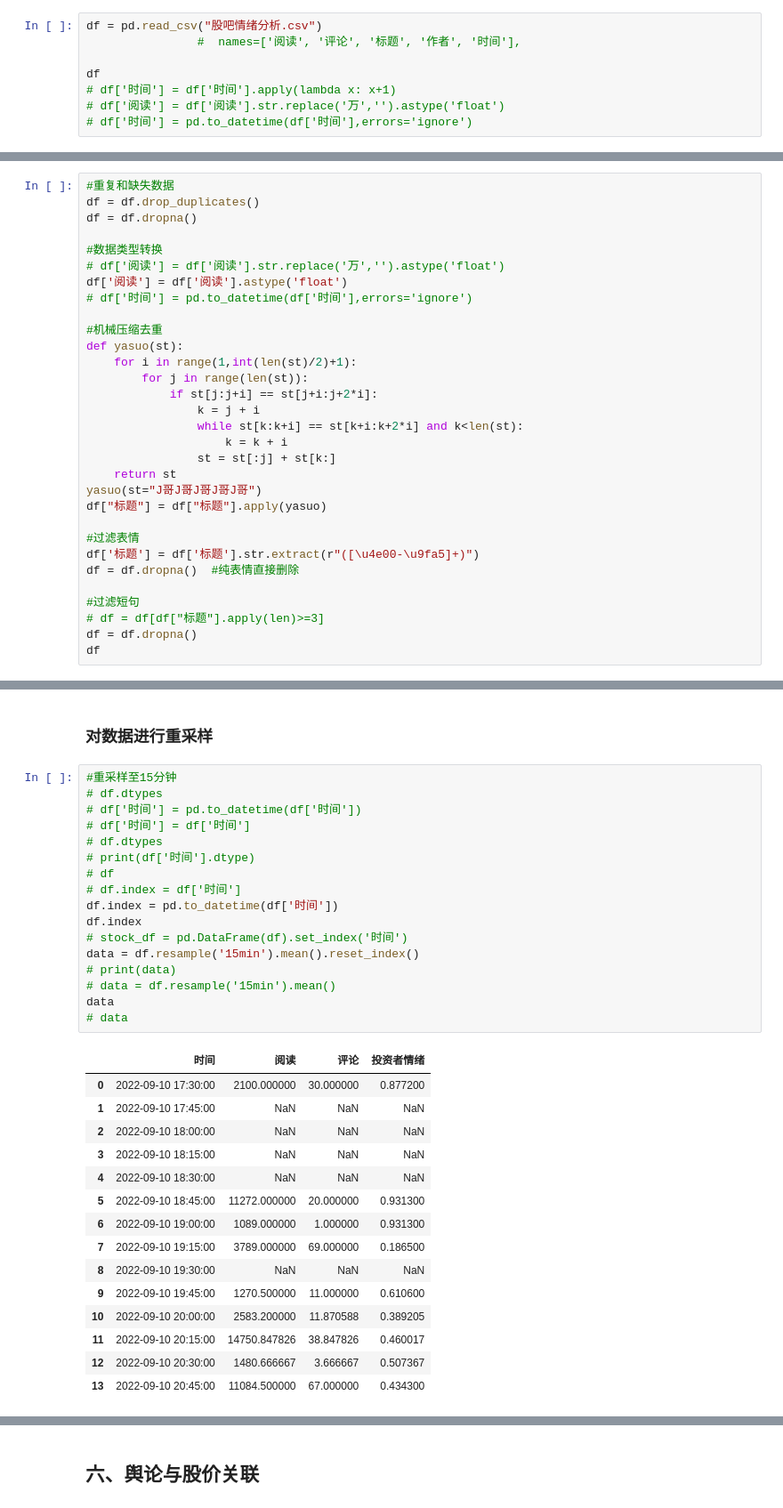
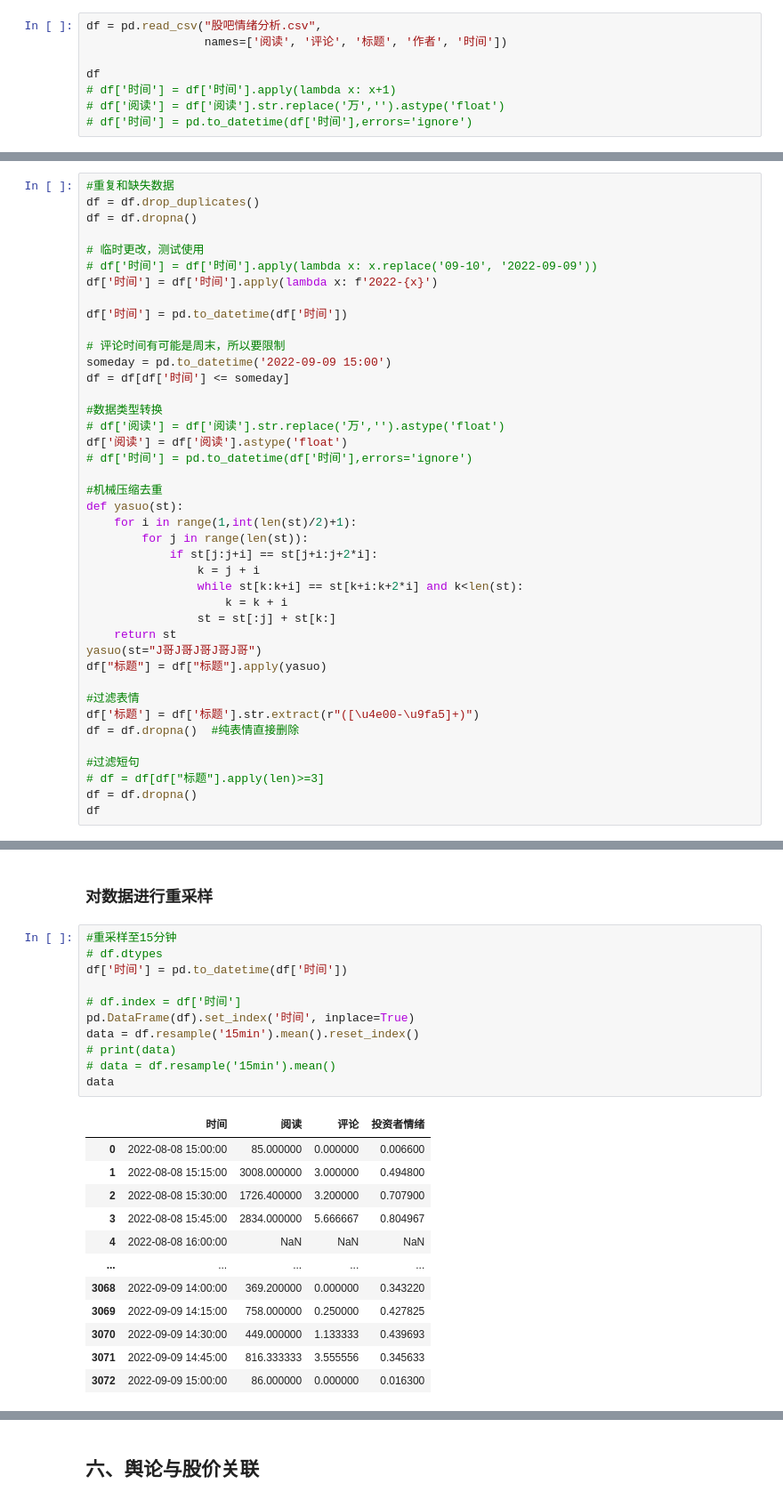
Before and after one commit to meiminjun/Notebook, a Jupyter notebook: 10-python/东方财富/股吧情绪分析.ipynb, the cells around one changed output, grey strips where cells are left out. Shown at 89% size. Cells and saved outputs as stored; diff of their text form.

```diff
--- a/10-python/东方财富/股吧情绪分析.ipynb
+++ b/10-python/东方财富/股吧情绪分析.ipynb
@@ -197,8 +215,8 @@ main()
 # %% [markdown]
 ### 1、导入数据
 # %%
-df = pd.read_csv("股吧情绪分析.csv")
-                #  names=['阅读', '评论', '标题', '作者', '时间'],
+df = pd.read_csv("股吧情绪分析.csv",
+                 names=['阅读', '评论', '标题', '作者', '时间'])
 
 df
 # df['时间'] = df['时间'].apply(lambda x: x+1)
@@ -224,6 +242,16 @@ df
 #重复和缺失数据
 df = df.drop_duplicates()
 df = df.dropna()
+
+# 临时更改，测试使用
+# df['时间'] = df['时间'].apply(lambda x: x.replace('09-10', '2022-09-09'))
+df['时间'] = df['时间'].apply(lambda x: f'2022-{x}')
+
+df['时间'] = pd.to_datetime(df['时间'])
+
+# 评论时间有可能是周末，所以要限制
+someday = pd.to_datetime('2022-09-09 15:00')
+df = df[df['时间'] <= someday]
 
 #数据类型转换
 # df['阅读'] = df['阅读'].str.replace('万','').astype('float')
@@ -369,33 +382,24 @@ df
 # %%
 #重采样至15分钟
 # df.dtypes
-# df['时间'] = pd.to_datetime(df['时间'])
-# df['时间'] = df['时间']
-# df.dtypes
-# print(df['时间'].dtype)
-# df
+df['时间'] = pd.to_datetime(df['时间'])
+
 # df.index = df['时间']
-df.index = pd.to_datetime(df['时间'])
-df.index
-# stock_df = pd.DataFrame(df).set_index('时间')
+pd.DataFrame(df).set_index('时间', inplace=True)
 data = df.resample('15min').mean().reset_index()
 # print(data)
 # data = df.resample('15min').mean()
 data
-# data
 # %% [output]
 |  | 时间 | 阅读 | 评论 | 投资者情绪 |
-| 0 | 2022-09-10 17:30:00 | 2100.000000 | 30.000000 | 0.877200 |
-| 1 | 2022-09-10 17:45:00 | NaN | NaN | NaN |
-| 2 | 2022-09-10 18:00:00 | NaN | NaN | NaN |
-| 3 | 2022-09-10 18:15:00 | NaN | NaN | NaN |
-| 4 | 2022-09-10 18:30:00 | NaN | NaN | NaN |
-| 5 | 2022-09-10 18:45:00 | 11272.000000 | 20.000000 | 0.931300 |
-| 6 | 2022-09-10 19:00:00 | 1089.000000 | 1.000000 | 0.931300 |
-| 7 | 2022-09-10 19:15:00 | 3789.000000 | 69.000000 | 0.186500 |
-| 8 | 2022-09-10 19:30:00 | NaN | NaN | NaN |
-| 9 | 2022-09-10 19:45:00 | 1270.500000 | 11.000000 | 0.610600 |
-| 10 | 2022-09-10 20:00:00 | 2583.200000 | 11.870588 | 0.389205 |
-| 11 | 2022-09-10 20:15:00 | 14750.847826 | 38.847826 | 0.460017 |
-| 12 | 2022-09-10 20:30:00 | 1480.666667 | 3.666667 | 0.507367 |
-| 13 | 2022-09-10 20:45:00 | 11084.500000 | 67.000000 | 0.434300 |
+| 0 | 2022-08-08 15:00:00 | 85.000000 | 0.000000 | 0.006600 |
+| 1 | 2022-08-08 15:15:00 | 3008.000000 | 3.000000 | 0.494800 |
+| 2 | 2022-08-08 15:30:00 | 1726.400000 | 3.200000 | 0.707900 |
+| 3 | 2022-08-08 15:45:00 | 2834.000000 | 5.666667 | 0.804967 |
+| 4 | 2022-08-08 16:00:00 | NaN | NaN | NaN |
+| ... | ... | ... | ... | ... |
+| 3068 | 2022-09-09 14:00:00 | 369.200000 | 0.000000 | 0.343220 |
+| 3069 | 2022-09-09 14:15:00 | 758.000000 | 0.250000 | 0.427825 |
+| 3070 | 2022-09-09 14:30:00 | 449.000000 | 1.133333 | 0.439693 |
+| 3071 | 2022-09-09 14:45:00 | 816.333333 | 3.555556 | 0.345633 |
+| 3072 | 2022-09-09 15:00:00 | 86.000000 | 0.000000 | 0.016300 |
```
Also changed, not shown: parts of 10 cells of this notebook, 2 other files.
